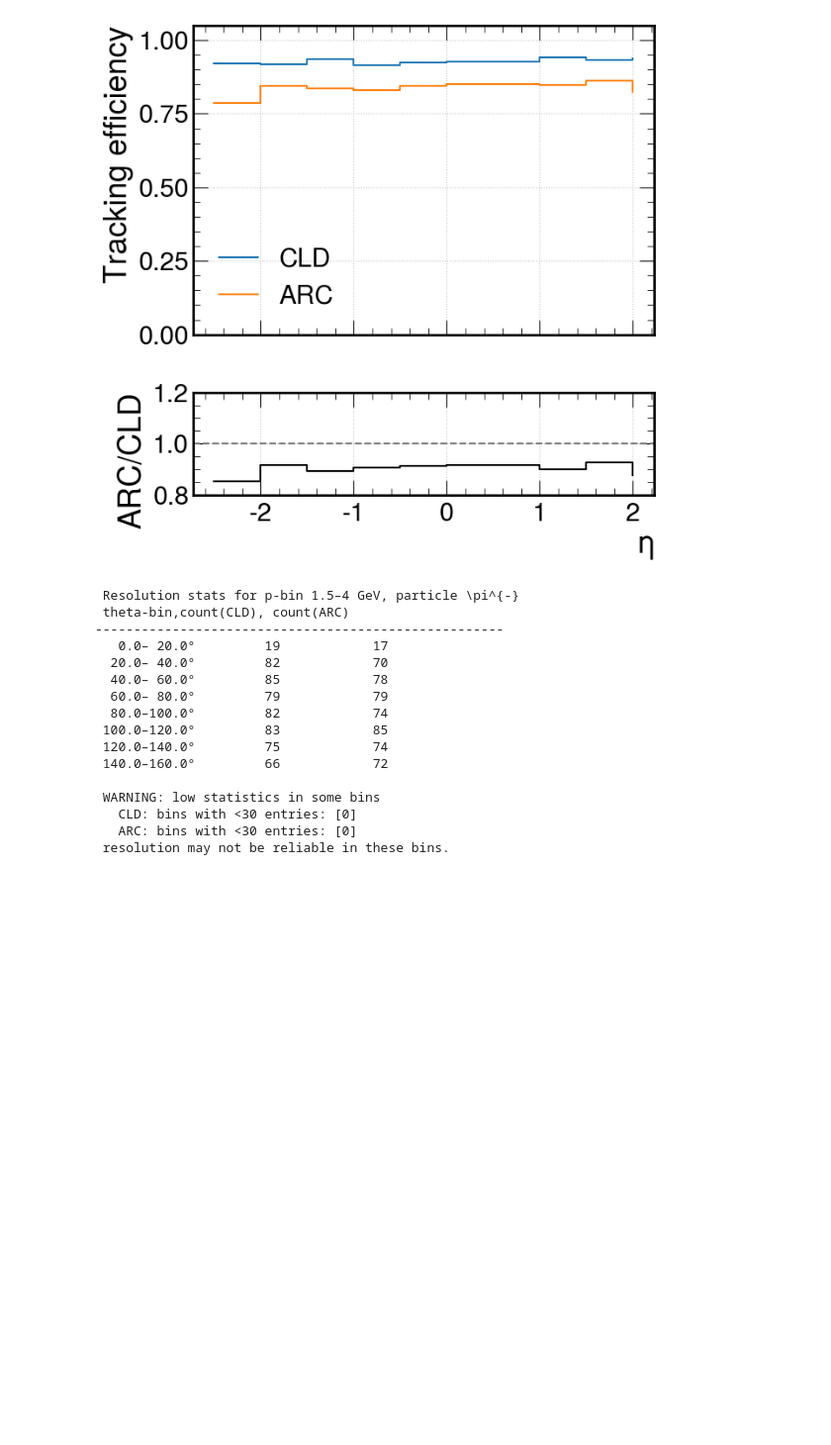
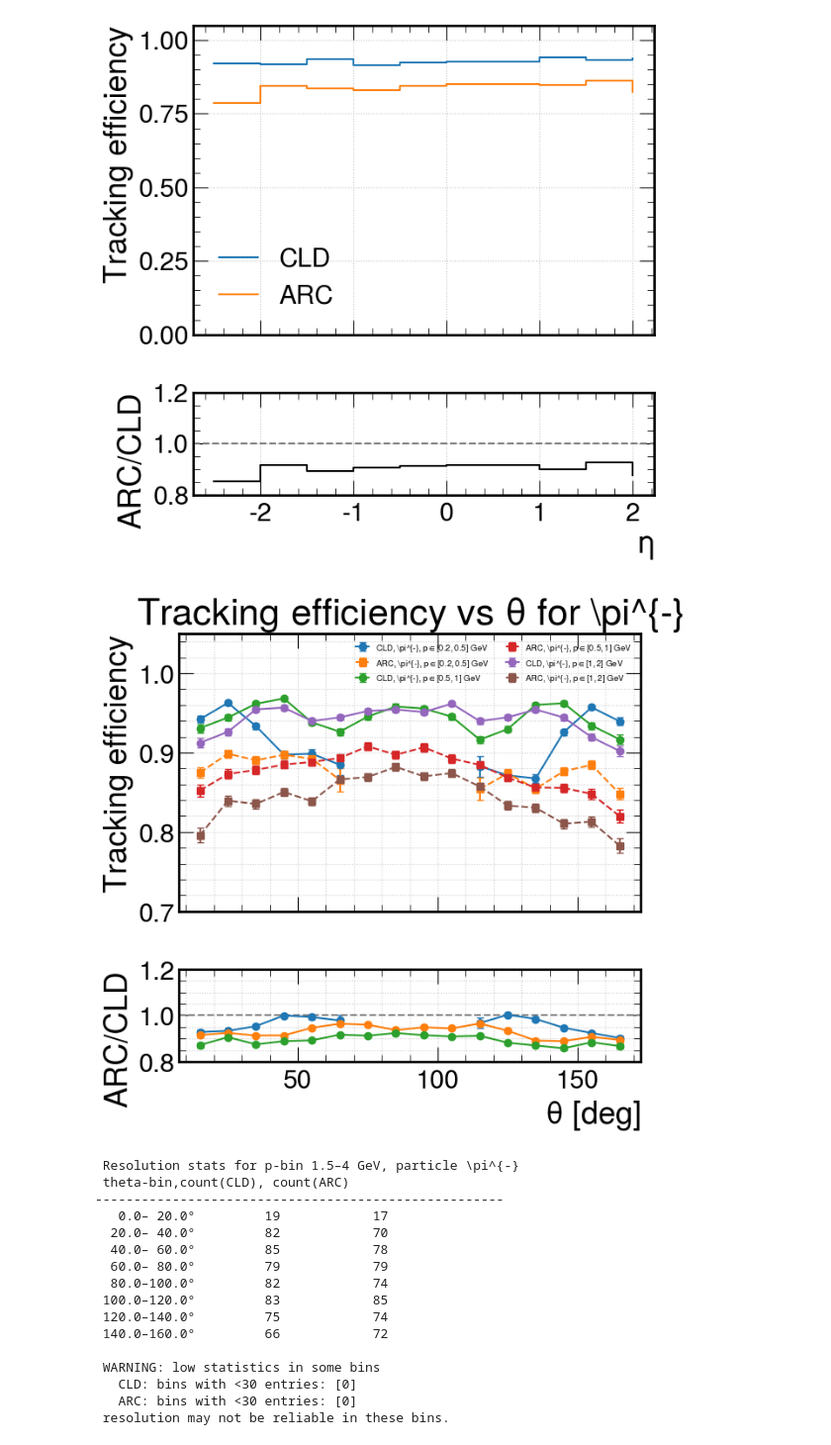
Before and after one commit to vincentriechers/mlpf, a Jupyter notebook: notebooks/00_my_notebooks/01_tracking_performance.ipynb, the cells around one changed output. Shown: that part at 99% size. Cells and saved outputs as stored; diff of their text form; code cells hidden in the pictures; blank space fills up the shorter version.

Commit message:
fixed tracking notebook

```diff
--- a/notebooks/00_my_notebooks/01_tracking_performance.ipynb
+++ b/notebooks/00_my_notebooks/01_tracking_performance.ipynb
@@ -346,3 +900,30 @@ plt.show()
+# %%
+pt_bins    = [0.1, 0.2, 0.5, 1, 2, 5, 10, 20]
+theta_bins = np.linspace(10, 170, 17)
+
+eff_cld, res_cld = compute_tracking_efficiency(
+    CLD_DIR, n_files=1000,
+    pt_bins=pt_bins,
+    theta_bins=theta_bins,
+    pdg_filter=[-211],  # pi-
+)
+
+eff_arc, res_arc = compute_tracking_efficiency(
+    ARC_DIR, n_files=1000,
+    pt_bins=pt_bins,
+    theta_bins=theta_bins,
+    pdg_filter=[-211],
+)
+# %%
+
+plot_eff_vs_theta_multi_p_CLD_ARC(
+    res_cld,
+    res_arc,
+    p_bin_indices=[1, 2, 3],  # z.B. drei p-Bins
+    particle_label=r"\pi^{-}",
+)
+# %% [output]
+[figure, added]
 # %%
 def compute_tracking_resolution(
     parquet_dir,
```
Also changed, not shown: parts of 4 cells of this notebook, 1 other file.
